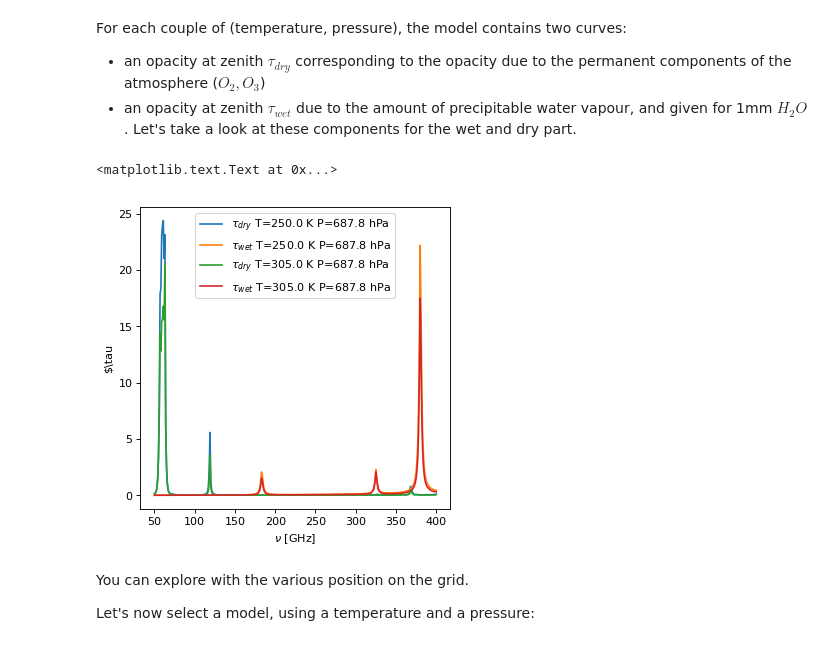
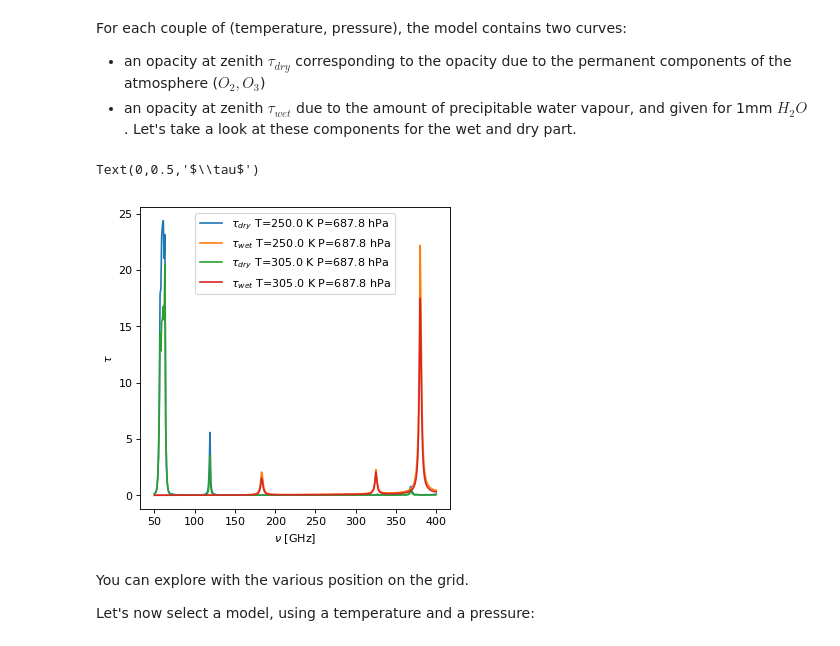
Before and after one commit to haussel/photometry, a Jupyter notebook: notebooks/submm_atmosphere.ipynb, the cells around one changed output. Saved outputs shown, nothing was run; the diff lists cells and outputs as text; code cells hidden in the pictures.

```diff
--- a/notebooks/submm_atmosphere.ipynb
+++ b/notebooks/submm_atmosphere.ipynb
@@ -62,19 +62,19 @@ For each couple of (temperature, pressure), the model contains two curves:
 # %%
 it = 0
 ip = 0
 fig1 = plt.figure(1, (5,5), 80)
 plt.plot(atm.nu(u.GHz), atm.grid_tau_dry[:,it,ip], label=r'$\tau_{{dry}}$ T={} P={:.1f}'.format(atm.temperatures[it],atm.pressures[ip]))
 plt.plot(atm.nu(u.GHz), atm.grid_tau_wet[:,it,ip], label=r'$\tau_{{wet}}$ T={} P={:.1f}'.format(atm.temperatures[it],atm.pressures[ip]))
 it = 9
 ip = 0
 plt.plot(atm.nu(u.GHz), atm.grid_tau_dry[:,it,ip], label=r'$\tau_{{dry}}$ T={} P={:.1f}'.format(atm.temperatures[it],atm.pressures[ip]))
 plt.plot(atm.nu(u.GHz), atm.grid_tau_wet[:,it,ip], label=r'$\tau_{{wet}}$ T={} P={:.1f}'.format(atm.temperatures[it],atm.pressures[ip]))
 plt.legend(loc='upper center')
 plt.xlabel(r'$\nu$ [GHz]')
-plt.ylabel(r'$\tau')
+plt.ylabel(r'$\tau$')
 # %% [output]
-<matplotlib.text.Text at 0x...>
+Text(0,0.5,'$\\tau$')
-[figure, old version]
+[figure, new version]
 # %% [markdown]
 You can explore with the various position on the grid.
 
```
Also changed, not shown: parts of 17 cells of this notebook, 4 other files.
